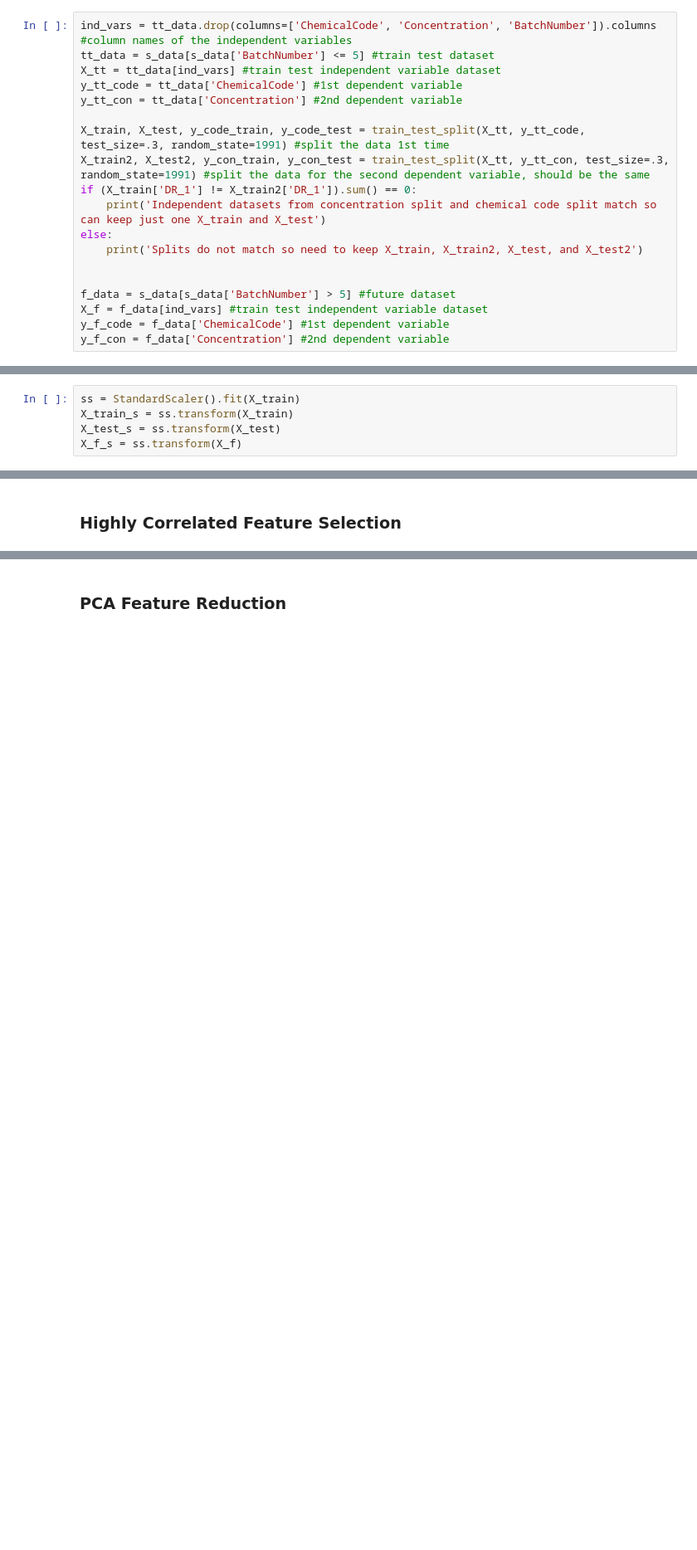
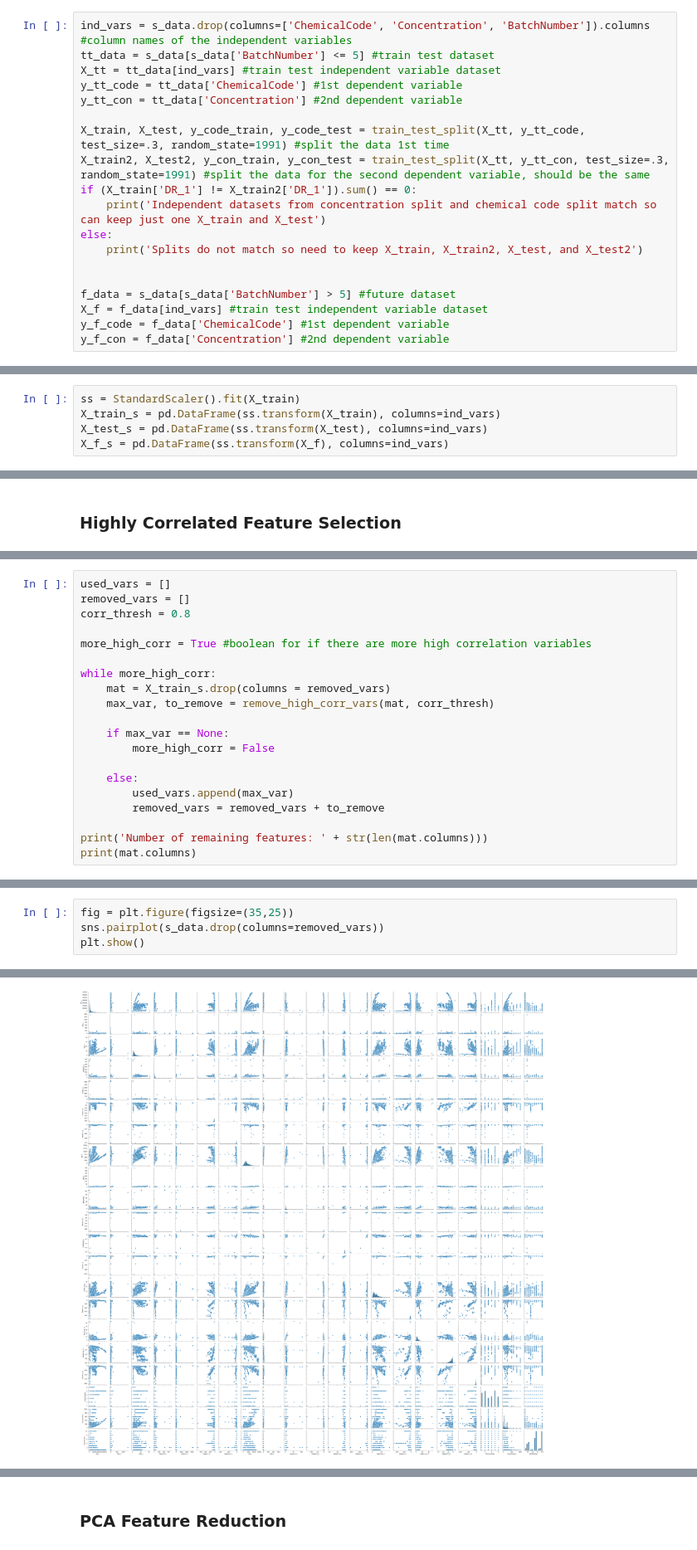
Before and after one commit to scosam/SpringBoard, a Jupyter notebook: Capstone Project 2/notebooks/Capstone2Preprocessing.ipynb, the cells around one changed output, grey strips where cells are left out. Shown at 83% size. Drawn from its saved outputs; the diff is of its cells as text; blank space fills up the shorter version.

Commit message:
reduced the number of features using three methods

```diff
--- a/Capstone Project 2/notebooks/Capstone2Preprocessing.ipynb
+++ b/Capstone Project 2/notebooks/Capstone2Preprocessing.ipynb
@@ -49,7 +50,7 @@ batch_data
 # %% [markdown]
 The first five batches represent approximately 25% of the data or 3633 runs. If we were keeping the same number of dimensions that we currently have it would lead to a sparsely populated dimensional space. However, since we will be reducing the feature space, I think this is an acceptable number of data points to build and validate a model.
 # %%
-ind_vars = tt_data.drop(columns=['ChemicalCode', 'Concentration', 'BatchNumber']).columns #column names of the independent variables
+ind_vars = s_data.drop(columns=['ChemicalCode', 'Concentration', 'BatchNumber']).columns #column names of the independent variables
 tt_data = s_data[s_data['BatchNumber'] <= 5] #train test dataset
 X_tt = tt_data[ind_vars] #train test independent variable dataset
 y_tt_code = tt_data['ChemicalCode'] #1st dependent variable
@@ -75,9 +76,9 @@ Independent datasets from concentration split and chemical code split match so c
 Lets scale the data by stanardizing it such that the mean is 0 and the standard deviation is 1. I believe good practice dictates that we fit on the training data and transform the others based on that fitted scale.
 # %%
 ss = StandardScaler().fit(X_train)
-X_train_s = ss.transform(X_train)
-X_test_s = ss.transform(X_test)
-X_f_s = ss.transform(X_f)
+X_train_s = pd.DataFrame(ss.transform(X_train), columns=ind_vars)
+X_test_s = pd.DataFrame(ss.transform(X_test), columns=ind_vars)
+X_f_s = pd.DataFrame(ss.transform(X_f), columns=ind_vars)
 # %% [markdown]
 ## Feature Engingeering & Selection
 # %% [markdown]
@@ -84,0 +114,20 @@ X_f_s = ss.transform(X_f)
+# %%
+used_vars = []
+removed_vars = []
+corr_thresh = 0.8
+
+more_high_corr = True #boolean for if there are more high correlation variables
+
+while more_high_corr:
+    mat = X_train_s.drop(columns = removed_vars)
+    max_var, to_remove = remove_high_corr_vars(mat, corr_thresh)
+
+    if max_var == None:
+        more_high_corr = False
+
+    else:
+        used_vars.append(max_var)
+        removed_vars = removed_vars + to_remove
+
+print('Number of remaining features: ' + str(len(mat.columns)))
+print(mat.columns)
@@ -84,0 +143,5 @@ X_f_s = ss.transform(X_f)
+# %%
+fig = plt.figure(figsize=(35,25))
+sns.pairplot(s_data.drop(columns=removed_vars))
+plt.show()
+# %% [output]
@@ -84,0 +149 @@ X_f_s = ss.transform(X_f)
+[figure, added]
```
Also changed, not shown: parts of 16 cells of this notebook, 9 other files.
